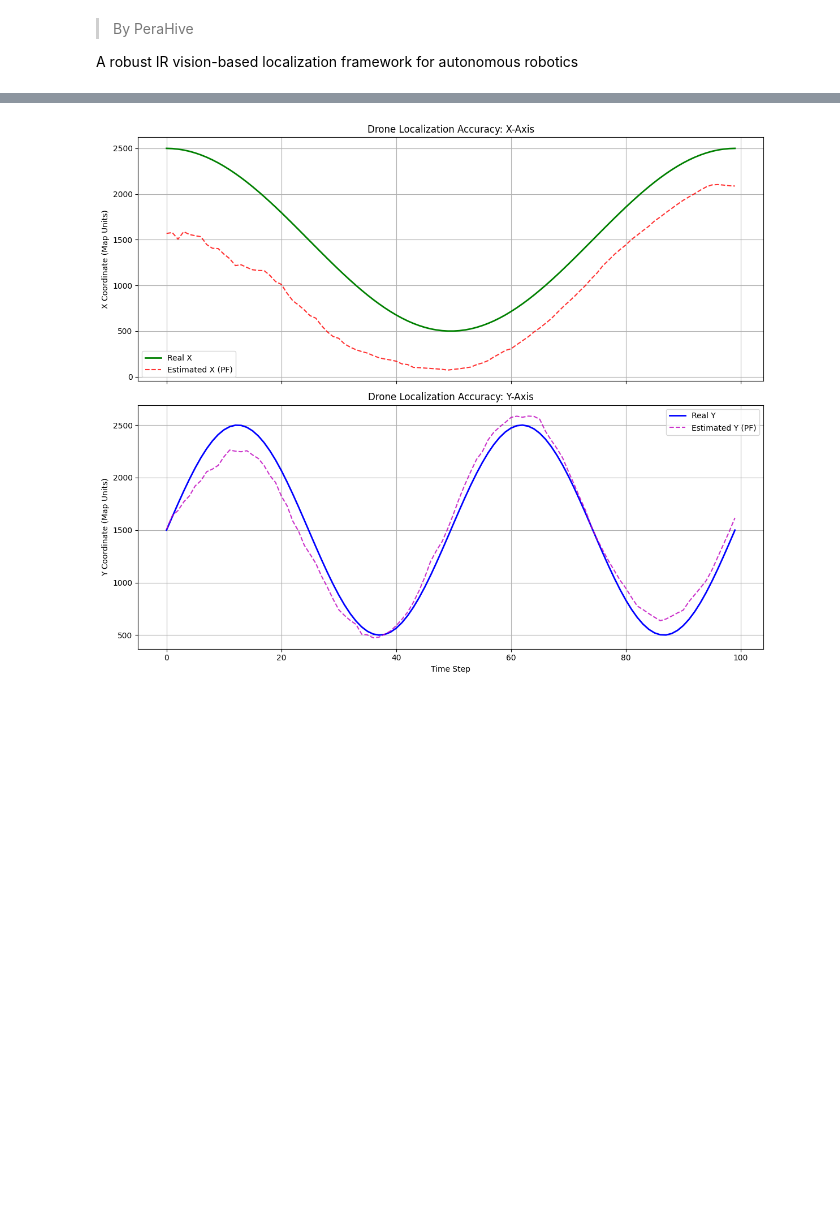
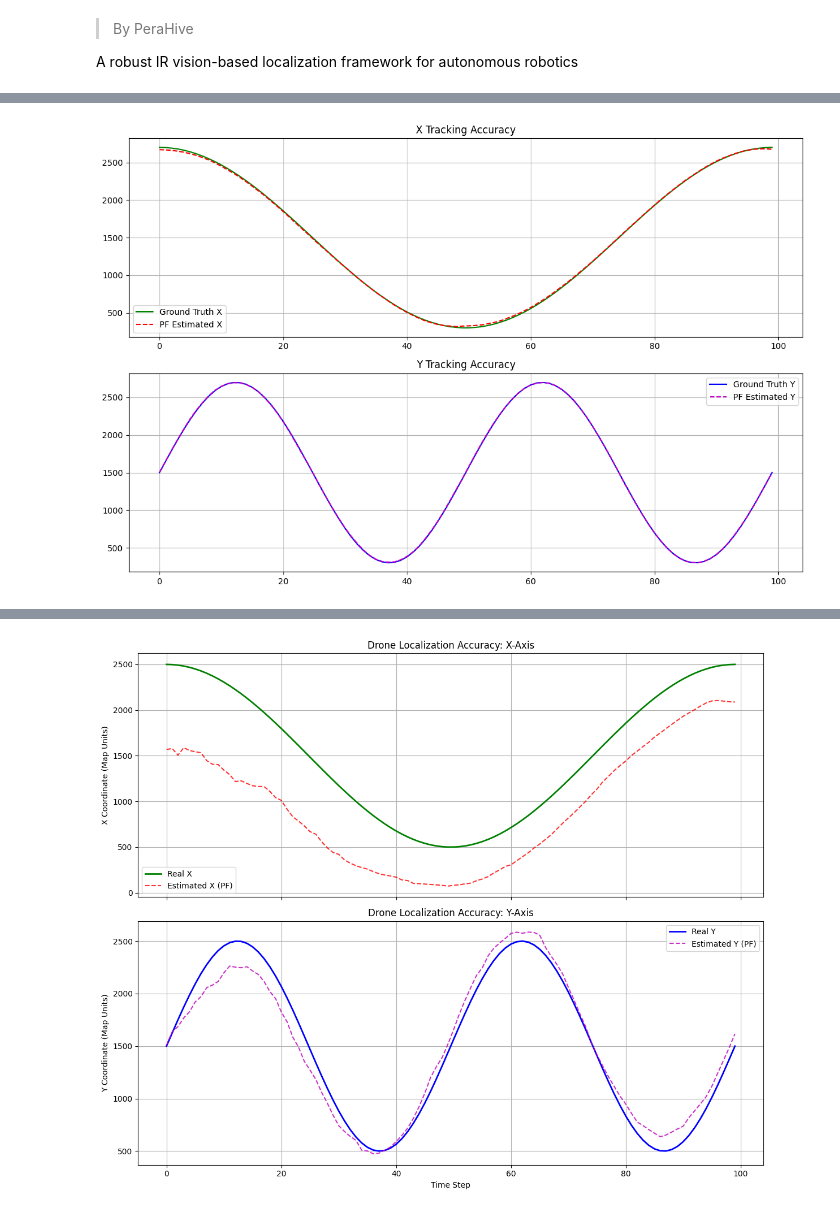
Before and after one commit to PeraHive/project-redspot, a Jupyter notebook: Simulations/Simulator.ipynb, the cells around one changed output, grey strips where cells are left out. Saved outputs shown, nothing was run; the diff lists cells and outputs as text; code cells hidden in the pictures; blank space fills up the shorter version.

```diff
--- a/Simulations/Simulator.ipynb
+++ b/Simulations/Simulator.ipynb
@@ -8,0 +227,4 @@ A robust IR vision-based localization framework for autonomous robotics
+# %%
+sim.plot_results()
+# %% [output]
+[figure, added]
```
Also changed, not shown: parts of 13 cells of this notebook.
